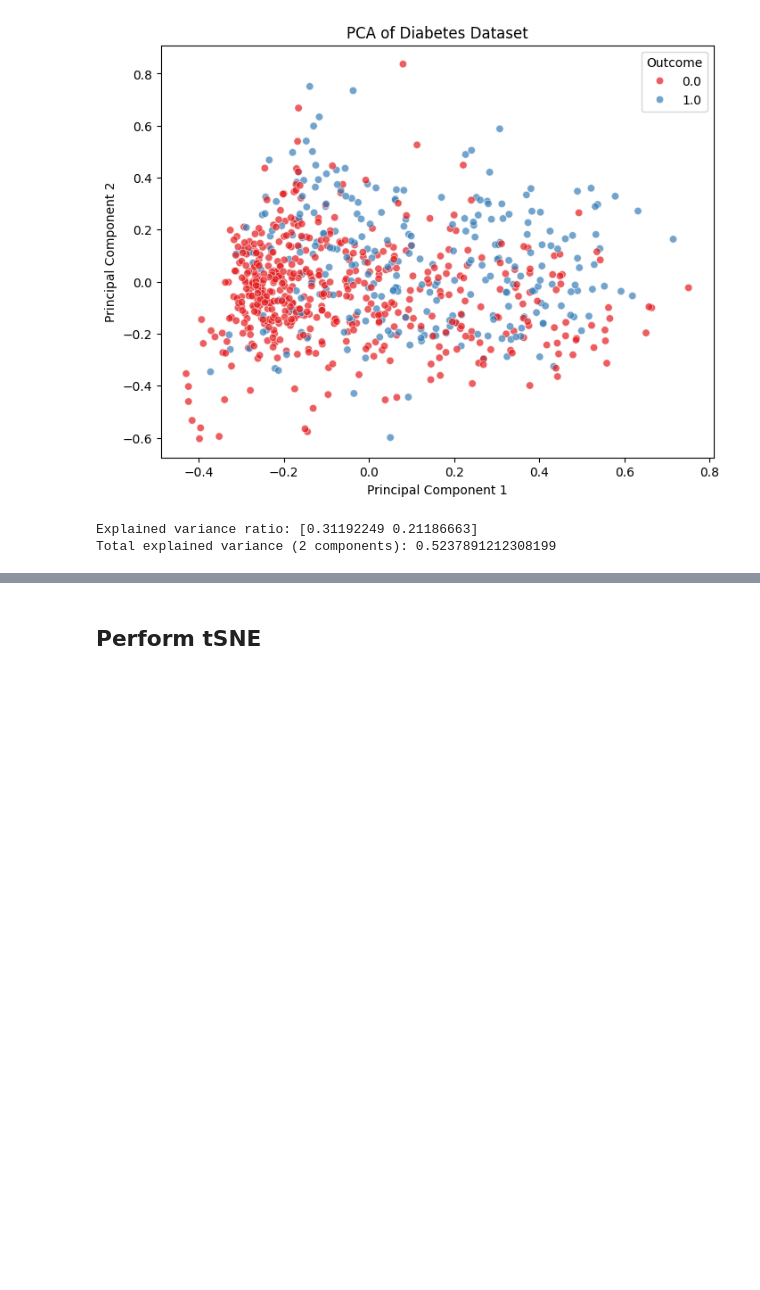
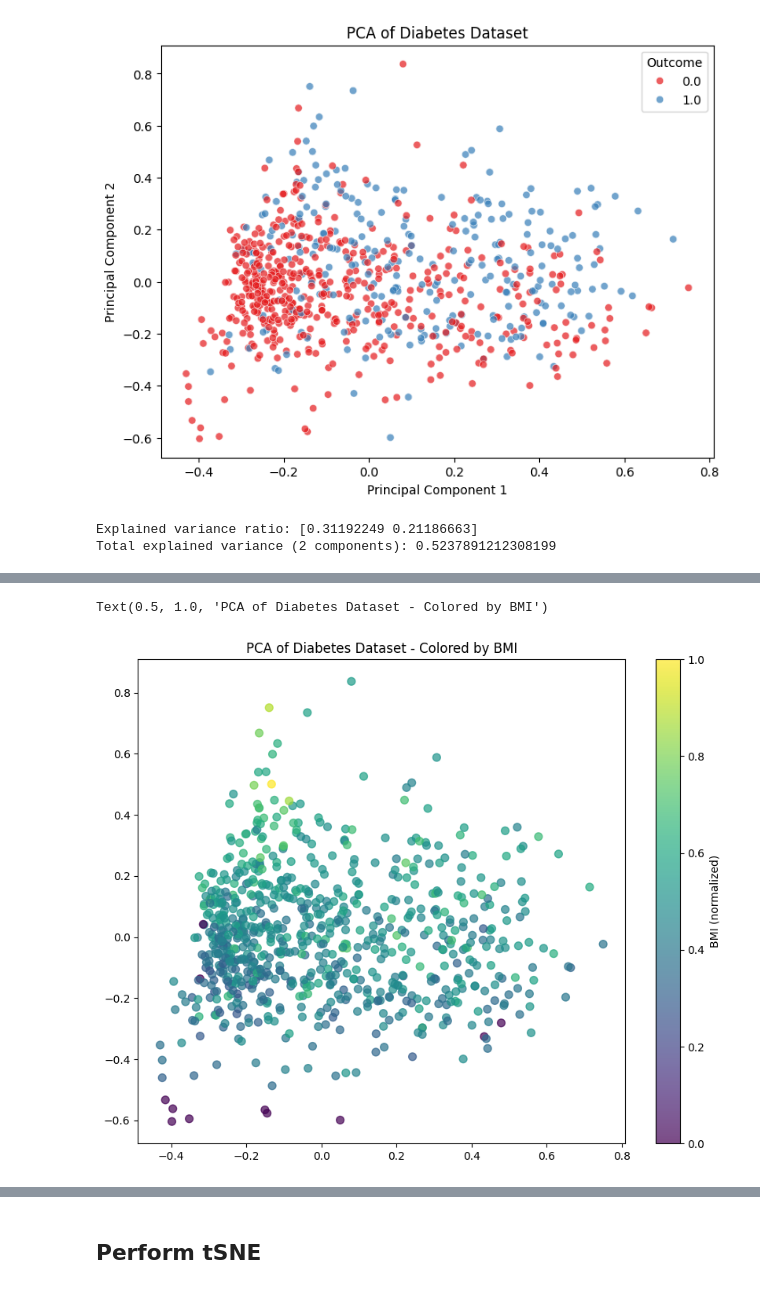
Before and after one commit to neelsoumya/python_machine_learning, a Jupyter notebook: EHR_data_unsupervised_learning.ipynb, the cells around one changed output, grey strips where cells are left out. Cells and saved outputs as stored; diff of their text form; code cells hidden in the pictures; blank space fills up the shorter version.

```diff
--- a/EHR_data_unsupervised_learning.ipynb
+++ b/EHR_data_unsupervised_learning.ipynb
@@ -185,0 +206,10 @@ Total explained variance (2 components): 0.5237891212308199
+# %%
+# Visualize PCA results colored by BMI
+plt.figure(figsize=(10, 8))
+scatter = plt.scatter(pca_df['PC1'], pca_df['PC2'], c=df_normalized['BMI'],
+                     cmap='viridis', alpha=0.7, s=50)
+plt.colorbar(scatter, label='BMI (normalized)')
+plt.title('PCA of Diabetes Dataset - Colored by BMI')
+# %% [output]
+Text(0.5, 1.0, 'PCA of Diabetes Dataset - Colored by BMI')
+[figure, added]
```
Also changed, not shown: parts of 8 cells of this notebook.
